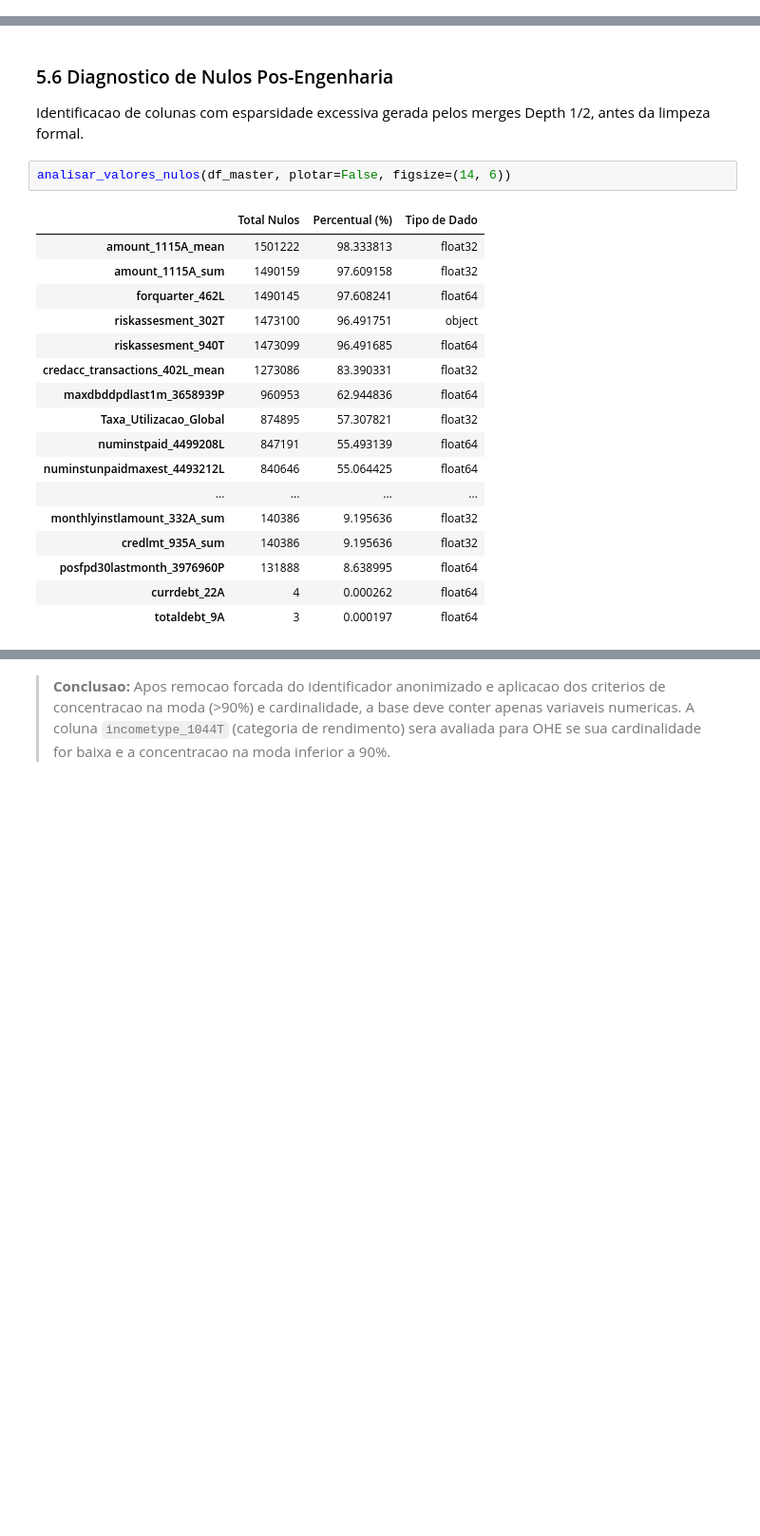
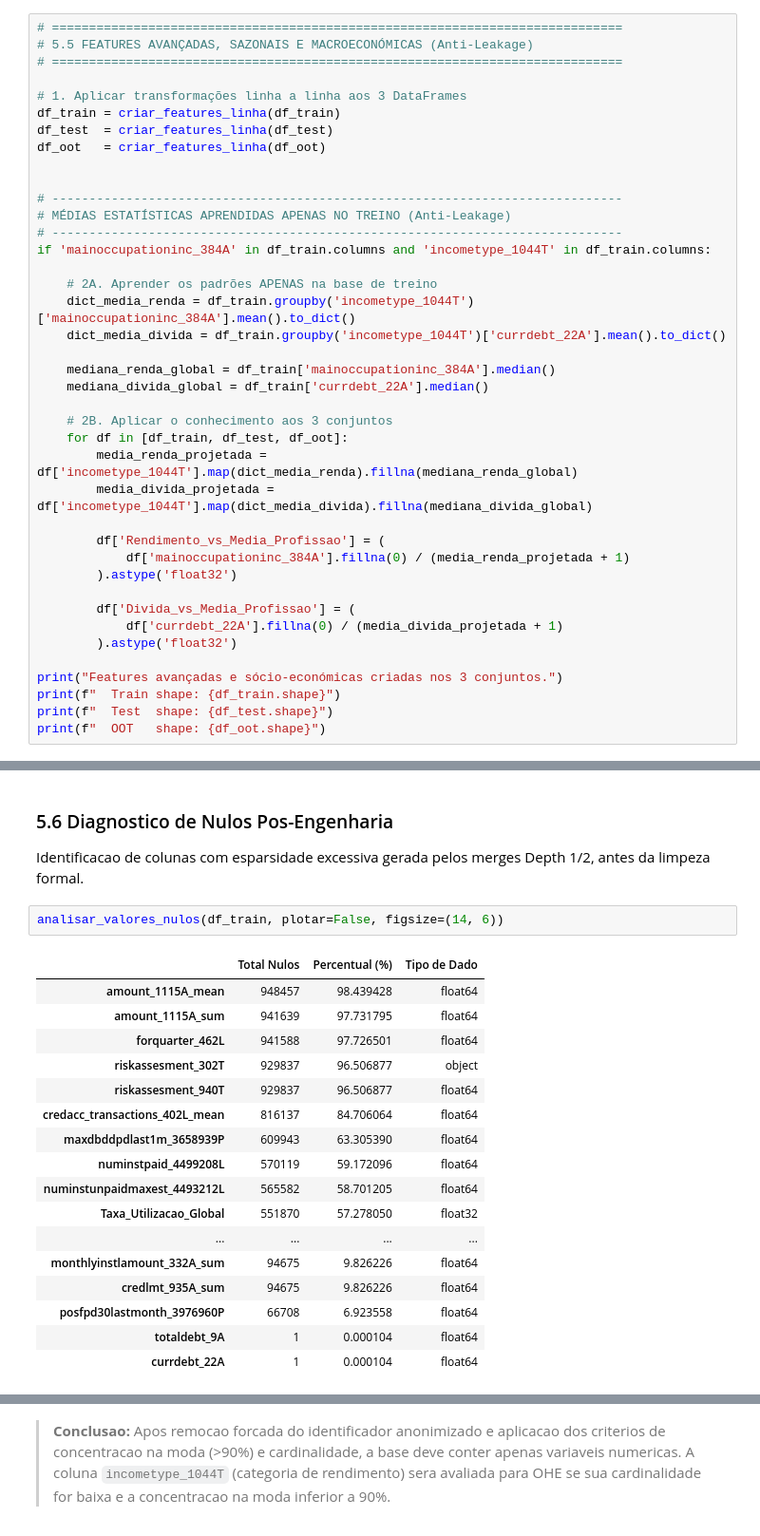
Before and after one commit to caua-barreto/Credit_Risk_Model, a Jupyter notebook: notebooks/02_Feature_Engineering.ipynb, the cells around one changed output, grey strips where cells are left out. Shown at 95% size. Drawn from its saved outputs; the diff is of its cells as text; blank space fills up the shorter version.

```diff
--- a/notebooks/02_Feature_Engineering.ipynb
+++ b/notebooks/02_Feature_Engineering.ipynb
@@ -493,0 +799,40 @@ Colunas totais: 62
+# %%
+# =============================================================================
+# 5.5 FEATURES AVANÇADAS, SAZONAIS E MACROECONÓMICAS (Anti-Leakage)
+# =============================================================================
+
+# 1. Aplicar transformações linha a linha aos 3 DataFrames
+df_train = criar_features_linha(df_train)
+df_test  = criar_features_linha(df_test)
+df_oot   = criar_features_linha(df_oot)
+
+
+# -----------------------------------------------------------------------------
+# MÉDIAS ESTATÍSTICAS APRENDIDAS APENAS NO TREINO (Anti-Leakage)
+# -----------------------------------------------------------------------------
+if 'mainoccupationinc_384A' in df_train.columns and 'incometype_1044T' in df_train.columns:
+
+    # 2A. Aprender os padrões APENAS na base de treino
+    dict_media_renda = df_train.groupby('incometype_1044T')['mainoccupationinc_384A'].mean().to_dict()
+    dict_media_divida = df_train.groupby('incometype_1044T')['currdebt_22A'].mean().to_dict()
+
+    mediana_renda_global = df_train['mainoccupationinc_384A'].median()
+    mediana_divida_global = df_train['currdebt_22A'].median()
+
+    # 2B. Aplicar o conhecimento aos 3 conjuntos
+    for df in [df_train, df_test, df_oot]:
+        media_renda_projetada = df['incometype_1044T'].map(dict_media_renda).fillna(mediana_renda_global)
+        media_divida_projetada = df['incometype_1044T'].map(dict_media_divida).fillna(mediana_divida_global)
+
+        df['Rendimento_vs_Media_Profissao'] = (
+            df['mainoccupationinc_384A'].fillna(0) / (media_renda_projetada + 1)
+        ).astype('float32')
+
+        df['Divida_vs_Media_Profissao'] = (
+            df['currdebt_22A'].fillna(0) / (media_divida_projetada + 1)
+        ).astype('float32')
+
+print("Features avançadas e sócio-económicas criadas nos 3 conjuntos.")
+print(f"  Train shape: {df_train.shape}")
+print(f"  Test  shape: {df_test.shape}")
+print(f"  OOT   shape: {df_oot.shape}")
@@ -496,22 +846,22 @@ Colunas totais: 62
 
 Identificacao de colunas com esparsidade excessiva gerada pelos merges Depth 1/2, antes da limpeza formal.
 # %%
-analisar_valores_nulos(df_master, plotar=False, figsize=(14, 6))
+analisar_valores_nulos(df_train, plotar=False, figsize=(14, 6))
 # %% [output]
 |  | Total Nulos | Percentual (%) | Tipo de Dado |
-| amount_1115A_mean | 1501222 | 98.333813 | float32 |
-| amount_1115A_sum | 1490159 | 97.609158 | float32 |
-| forquarter_462L | 1490145 | 97.608241 | float64 |
-| riskassesment_302T | 1473100 | 96.491751 | object |
-| riskassesment_940T | 1473099 | 96.491685 | float64 |
-| credacc_transactions_402L_mean | 1273086 | 83.390331 | float32 |
-| maxdbddpdlast1m_3658939P | 960953 | 62.944836 | float64 |
-| Taxa_Utilizacao_Global | 874895 | 57.307821 | float32 |
-| numinstpaid_4499208L | 847191 | 55.493139 | float64 |
-| numinstunpaidmaxest_4493212L | 840646 | 55.064425 | float64 |
+| amount_1115A_mean | 948457 | 98.439428 | float64 |
+| amount_1115A_sum | 941639 | 97.731795 | float64 |
+| forquarter_462L | 941588 | 97.726501 | float64 |
+| riskassesment_302T | 929837 | 96.506877 | object |
+| riskassesment_940T | 929837 | 96.506877 | float64 |
+| credacc_transactions_402L_mean | 816137 | 84.706064 | float64 |
+| maxdbddpdlast1m_3658939P | 609943 | 63.305390 | float64 |
+| numinstpaid_4499208L | 570119 | 59.172096 | float64 |
+| numinstunpaidmaxest_4493212L | 565582 | 58.701205 | float64 |
+| Taxa_Utilizacao_Global | 551870 | 57.278050 | float32 |
 | ... | ... | ... | ... |
-| monthlyinstlamount_332A_sum | 140386 | 9.195636 | float32 |
-| credlmt_935A_sum | 140386 | 9.195636 | float32 |
-| posfpd30lastmonth_3976960P | 131888 | 8.638995 | float64 |
-| currdebt_22A | 4 | 0.000262 | float64 |
-| totaldebt_9A | 3 | 0.000197 | float64 |
+| monthlyinstlamount_332A_sum | 94675 | 9.826226 | float64 |
+| credlmt_935A_sum | 94675 | 9.826226 | float64 |
+| posfpd30lastmonth_3976960P | 66708 | 6.923558 | float64 |
+| totaldebt_9A | 1 | 0.000104 | float64 |
+| currdebt_22A | 1 | 0.000104 | float64 |
```
Also changed, not shown: parts of 108 cells of this notebook, 15 other files.
